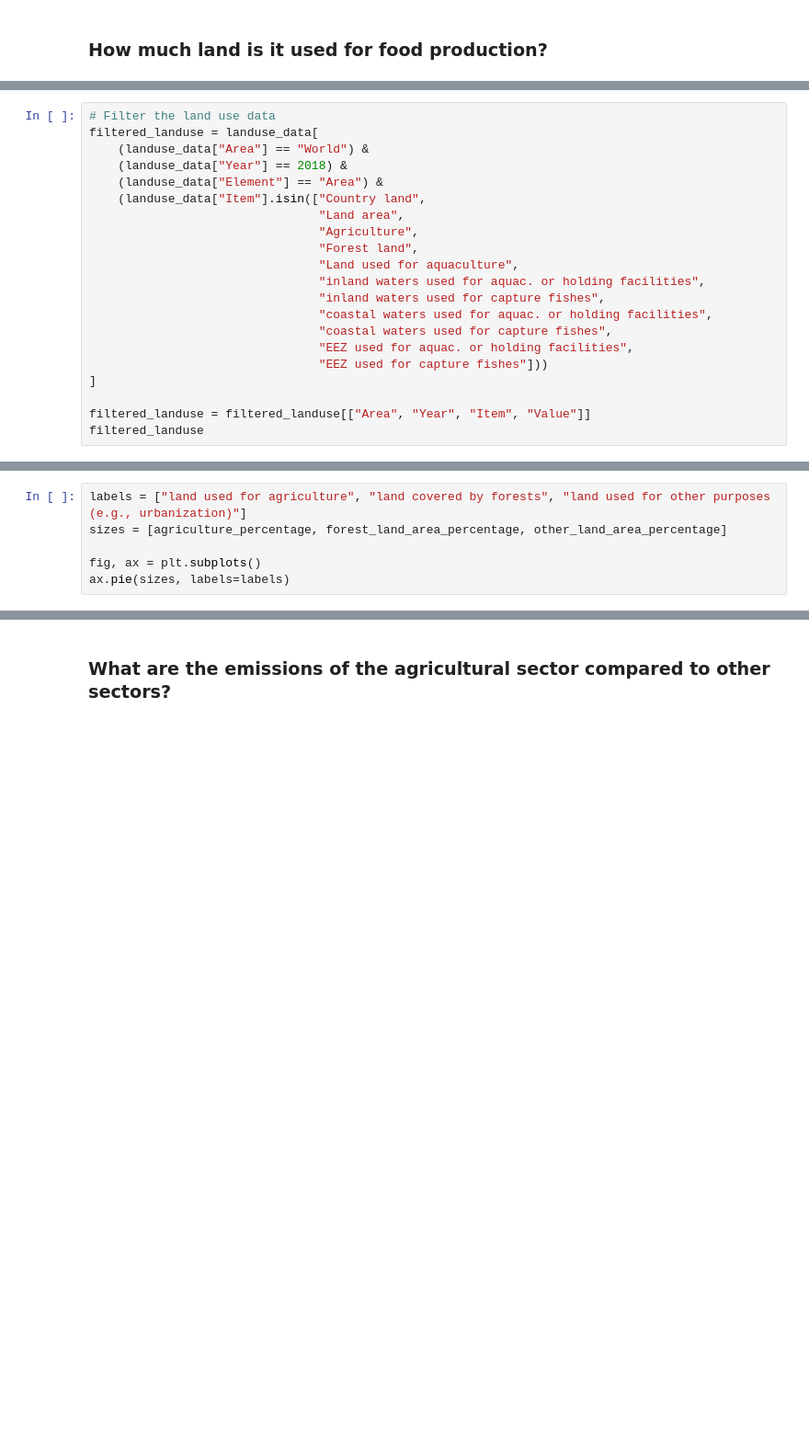
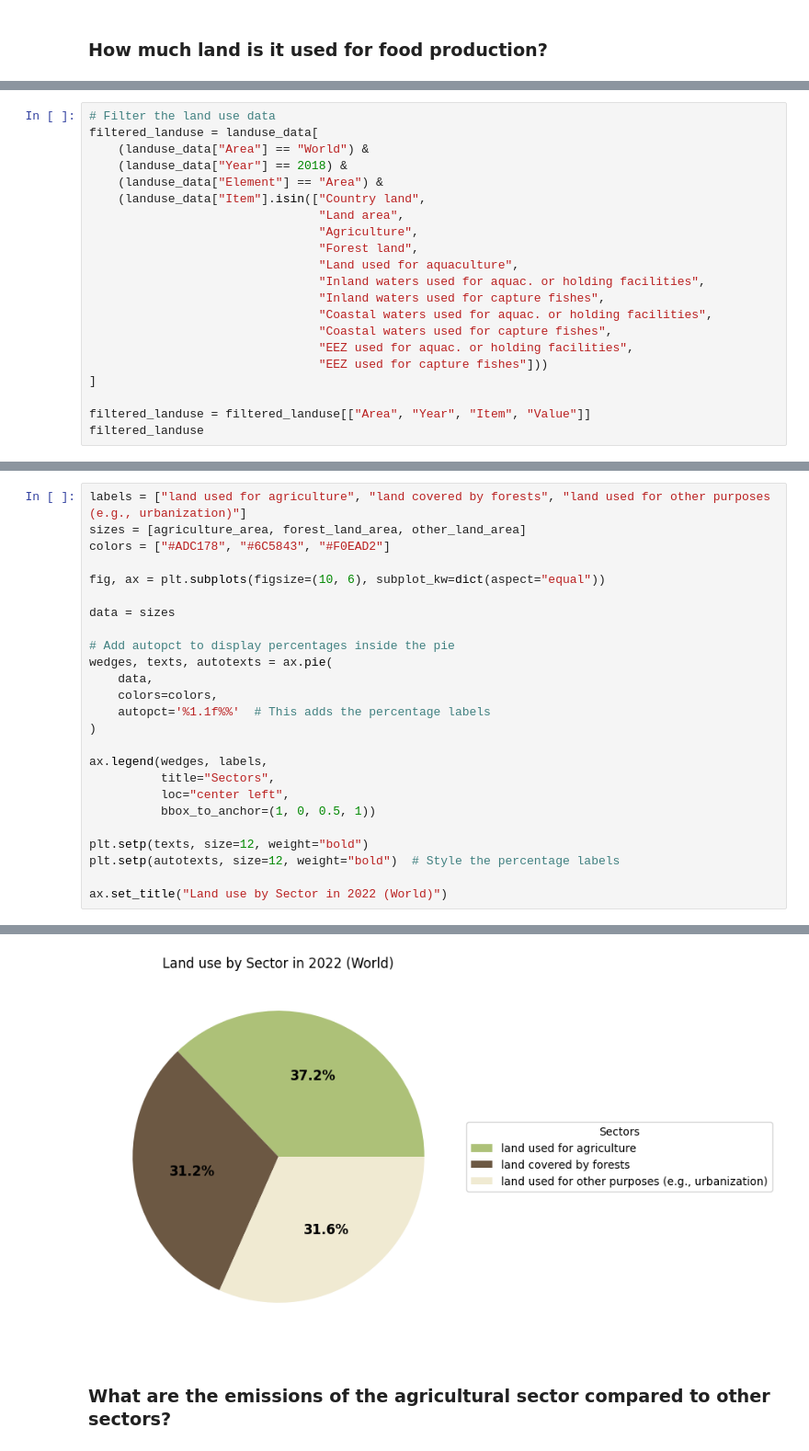
Before and after one commit to TCoaM/TrueCostOfAMeal, a Jupyter notebook: simo_notebook.ipynb, the cells around one changed output, grey strips where cells are left out. Shown at 92% size. Drawn from its saved outputs; the diff is of its cells as text; blank space fills up the shorter version.

```diff
--- a/simo_notebook.ipynb
+++ b/simo_notebook.ipynb
@@ -168,10 +220,10 @@ filtered_landuse = landuse_data[
                                 "Agriculture",
                                 "Forest land",
                                 "Land used for aquaculture",
-                                "inland waters used for aquac. or holding facilities",
-                                "inland waters used for capture fishes",
-                                "coastal waters used for aquac. or holding facilities",
-                                "coastal waters used for capture fishes",
+                                "Inland waters used for aquac. or holding facilities",
+                                "Inland waters used for capture fishes",
+                                "Coastal waters used for aquac. or holding facilities",
+                                "Coastal waters used for capture fishes",
                                 "EEZ used for aquac. or holding facilities",
                                 "EEZ used for capture fishes"]))
 ]
@@ -194,6 +255,26 @@ print(f"Percentage of other land use: {other_land_area_percentage:.2f}%")
 # %%
 labels = ["land used for agriculture", "land covered by forests", "land used for other purposes (e.g., urbanization)"]
-sizes = [agriculture_percentage, forest_land_area_percentage, other_land_area_percentage]
+sizes = [agriculture_area, forest_land_area, other_land_area]
+colors = ["#ADC178", "#6C5843", "#F0EAD2"]
 
-fig, ax = plt.subplots()
-ax.pie(sizes, labels=labels)
+fig, ax = plt.subplots(figsize=(10, 6), subplot_kw=dict(aspect="equal"))
+
+data = sizes
+
+# Add autopct to display percentages inside the pie
+wedges, texts, autotexts = ax.pie(
+    data,
+    colors=colors,
+    autopct='%1.1f%%'  # This adds the percentage labels
+)
+
+ax.legend(wedges, labels,
+          title="Sectors",
+          loc="center left",
+          bbox_to_anchor=(1, 0, 0.5, 1))
+
+plt.setp(texts, size=12, weight="bold")
+plt.setp(autotexts, size=12, weight="bold")  # Style the percentage labels
+
+ax.set_title("Land use by Sector in 2022 (World)")
+# %% [output]
@@ -200,2 +282,3 @@ ax.pie(sizes, labels=labels)
+[figure, added]
 # %% [markdown]
 ### What are the emissions of the agricultural sector compared to other sectors?
```
Also changed, not shown: parts of 20 cells of this notebook.
